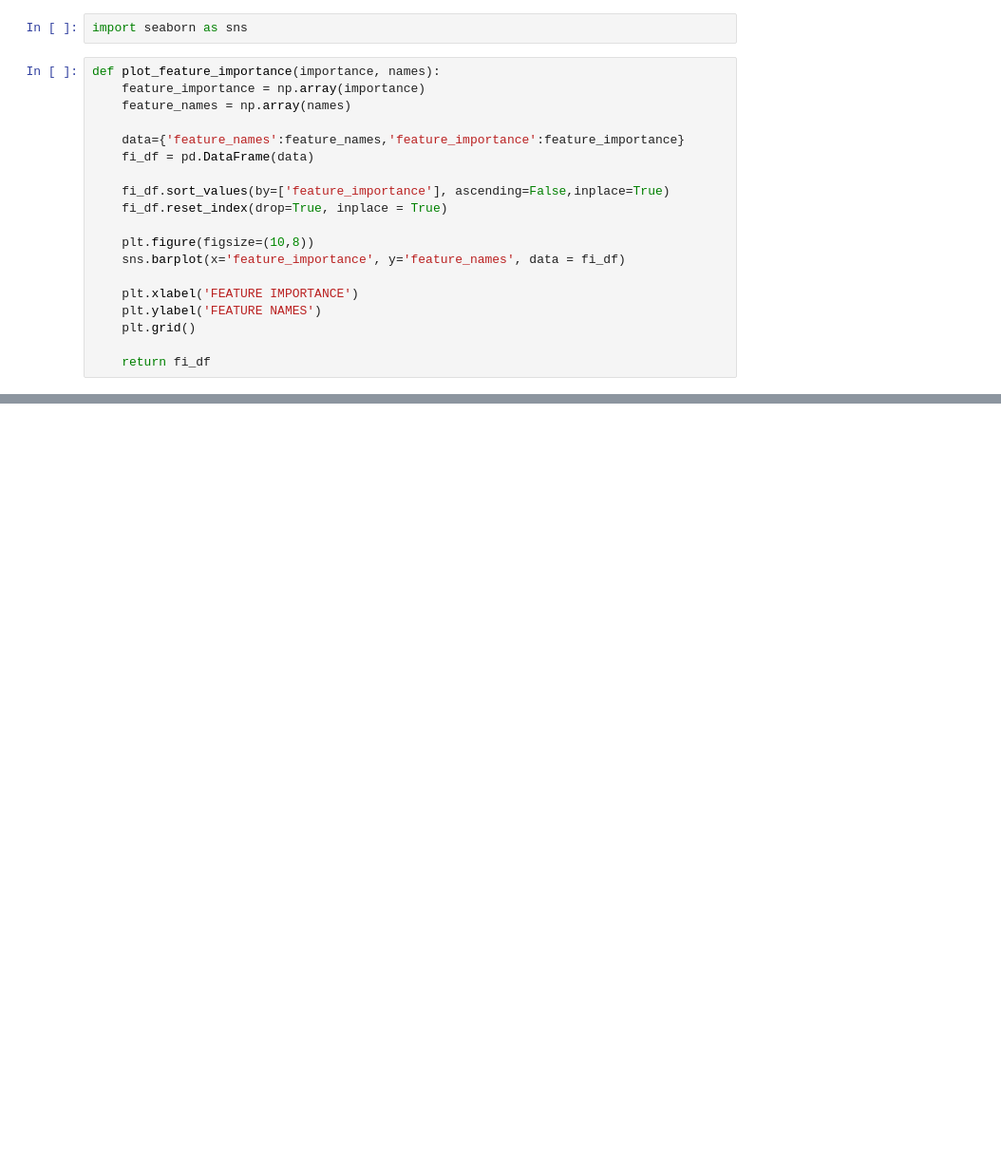
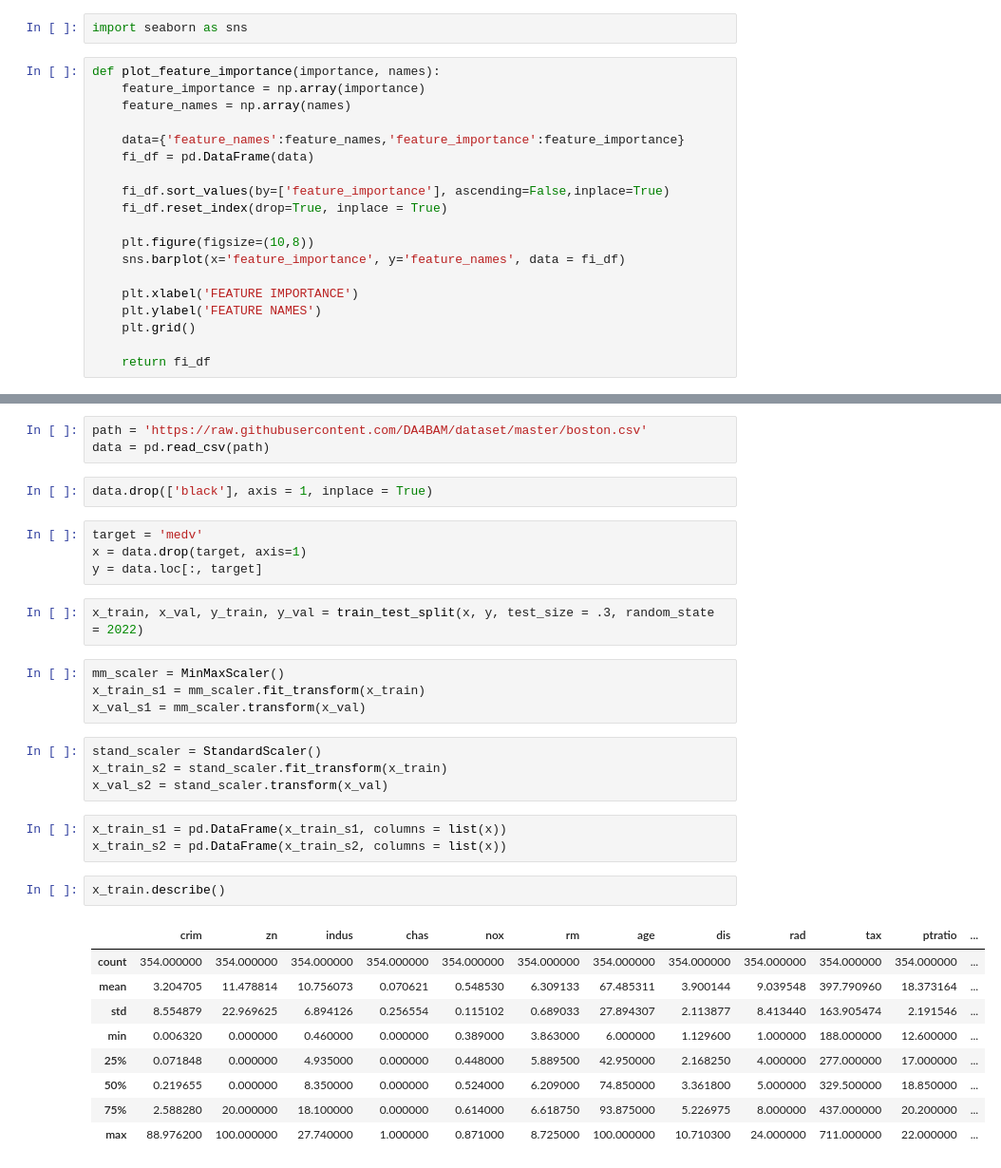
Before and after one commit to mskyun721/aivle_python, a Jupyter notebook: Class/Modeling.ipynb, the cells around one changed output, grey strips where cells are left out. Shown at 95% size. Saved outputs shown, nothing was run; the diff lists cells and outputs as text; blank space fills up the shorter version.

```diff
--- a/Class/Modeling.ipynb
+++ b/Class/Modeling.ipynb
@@ -613,0 +647,34 @@ def plot_feature_importance(importance, names):
+# %%
+path = 'https://raw.githubusercontent.com/DA4BAM/dataset/master/boston.csv'
+data = pd.read_csv(path)
+# %%
+data.drop(['black'], axis = 1, inplace = True)
+# %%
+target = 'medv'
+x = data.drop(target, axis=1)
+y = data.loc[:, target]
+# %%
+x_train, x_val, y_train, y_val = train_test_split(x, y, test_size = .3, random_state = 2022)
+# %%
+mm_scaler = MinMaxScaler()
+x_train_s1 = mm_scaler.fit_transform(x_train)
+x_val_s1 = mm_scaler.transform(x_val)
+# %%
+stand_scaler = StandardScaler()
+x_train_s2 = stand_scaler.fit_transform(x_train)
+x_val_s2 = stand_scaler.transform(x_val)
+# %%
+x_train_s1 = pd.DataFrame(x_train_s1, columns = list(x))
+x_train_s2 = pd.DataFrame(x_train_s2, columns = list(x))
+# %%
+x_train.describe()
+# %% [output]
+|  | crim | zn | indus | chas | nox | rm | age | dis | rad | tax | ptratio | ... |
+| count | 354.000000 | 354.000000 | 354.000000 | 354.000000 | 354.000000 | 354.000000 | 354.000000 | 354.000000 | 354.000000 | 354.000000 | 354.000000 | ... |
+| mean | 3.204705 | 11.478814 | 10.756073 | 0.070621 | 0.548530 | 6.309133 | 67.485311 | 3.900144 | 9.039548 | 397.790960 | 18.373164 | ... |
+| std | 8.554879 | 22.969625 | 6.894126 | 0.256554 | 0.115102 | 0.689033 | 27.894307 | 2.113877 | 8.413440 | 163.905474 | 2.191546 | ... |
+| min | 0.006320 | 0.000000 | 0.460000 | 0.000000 | 0.389000 | 3.863000 | 6.000000 | 1.129600 | 1.000000 | 188.000000 | 12.600000 | ... |
+| 25% | 0.071848 | 0.000000 | 4.935000 | 0.000000 | 0.448000 | 5.889500 | 42.950000 | 2.168250 | 4.000000 | 277.000000 | 17.000000 | ... |
+| 50% | 0.219655 | 0.000000 | 8.350000 | 0.000000 | 0.524000 | 6.209000 | 74.850000 | 3.361800 | 5.000000 | 329.500000 | 18.850000 | ... |
+| 75% | 2.588280 | 20.000000 | 18.100000 | 0.000000 | 0.614000 | 6.618750 | 93.875000 | 5.226975 | 8.000000 | 437.000000 | 20.200000 | ... |
+| max | 88.976200 | 100.000000 | 27.740000 | 1.000000 | 0.871000 | 8.725000 | 100.000000 | 10.710300 | 24.000000 | 711.000000 | 22.000000 | ... |
```
Also changed, not shown: parts of 41 cells of this notebook, 1 other file.
